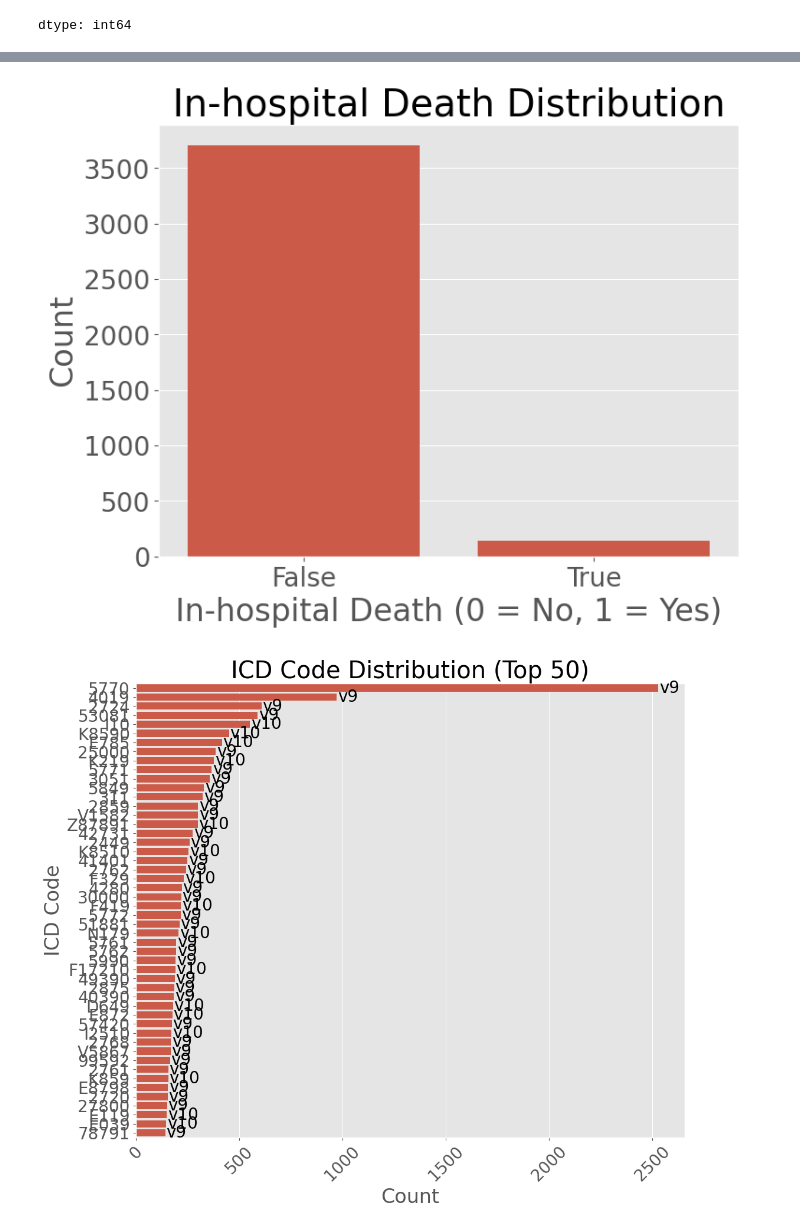
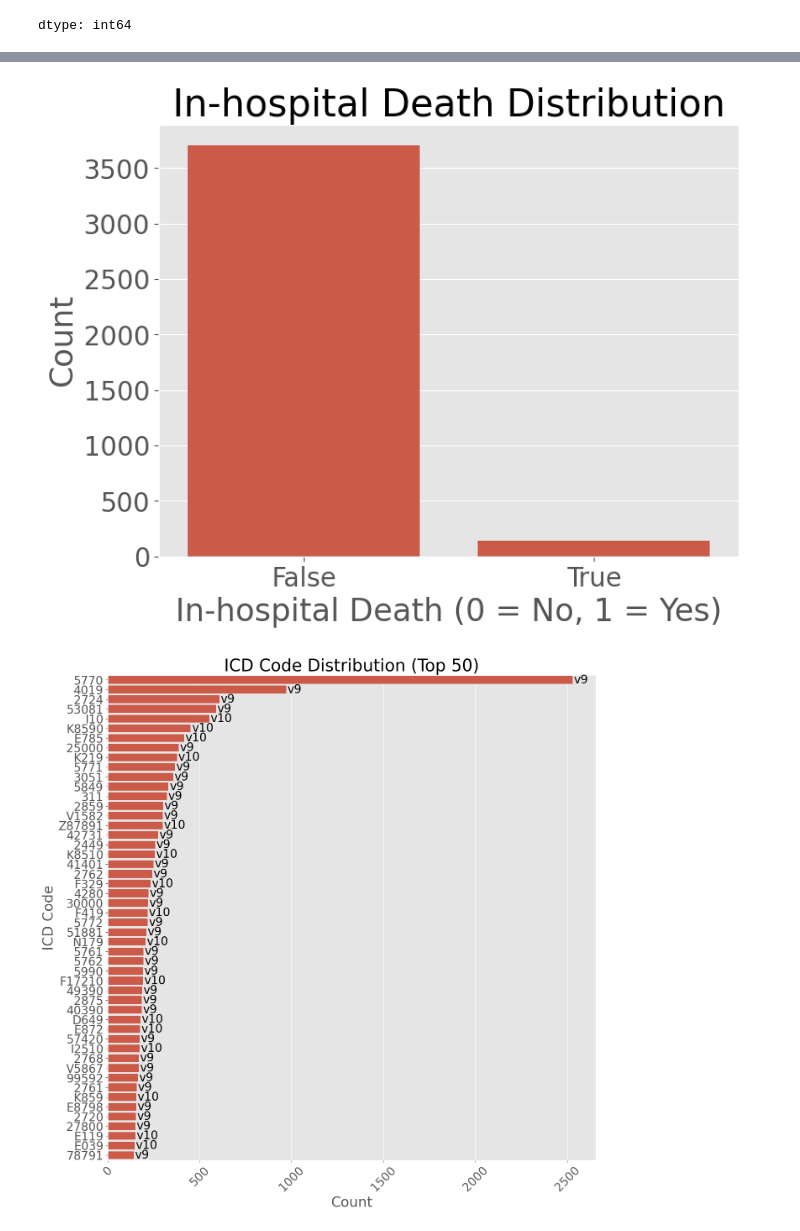
Before and after one commit to NanSang2000/COMP90089_MLAH, a Jupyter notebook: Dataset_final/AP_ICD/AP_ICD_Dataset.ipynb, the cells around one changed output, grey strips where cells are left out. Cells and saved outputs as stored; diff of their text form; code cells hidden in the pictures.

```diff
--- a/Dataset_final/AP_ICD/AP_ICD_Dataset.ipynb
+++ b/Dataset_final/AP_ICD/AP_ICD_Dataset.ipynb
@@ -346,33 +370,33 @@ plt.show()
 
 
 # In-hospital death
 plt.figure(figsize=(8, 6))
 sns.countplot(x='in_hospital_death', data=ap_filtered_df)
 plt.title('In-hospital Death Distribution')
 plt.xlabel('In-hospital Death (0 = No, 1 = Yes)')
 plt.ylabel('Count')
 plt.show()
 
 # ICD codes
-plt.figure(figsize=(12, 10))
+plt.figure(figsize=(15, 15))
 ax = sns.countplot(y='icd_code',
                    data=merged_comorbidities_df,
                    order=merged_comorbidities_df['icd_code'].value_counts().index[:50])
 plt.title('ICD Code Distribution (Top 50)')
 plt.xlabel('Count')
 plt.ylabel('ICD Code')
 for index, patch in enumerate(ax.patches):
     icd_code = merged_comorbidities_df['icd_code'].value_counts().index[:50][index]
     icd_version = merged_comorbidities_df.loc[merged_comorbidities_df['icd_code'] == icd_code, 'icd_version'].iloc[0]
     x = patch.get_width() + 5
     y = patch.get_y() + patch.get_height() / 2
     ax.text(x, y, f'v{icd_version}', va='center')
 plt.xticks(rotation=45)
 plt.show()
 # %% [output]
 [figure]
 [figure]
 [figure]
 [figure]
-[figure, old version]
+[figure, new version]
 # %%
```
Also changed, not shown: parts of 3 cells of this notebook, 9 other files.
